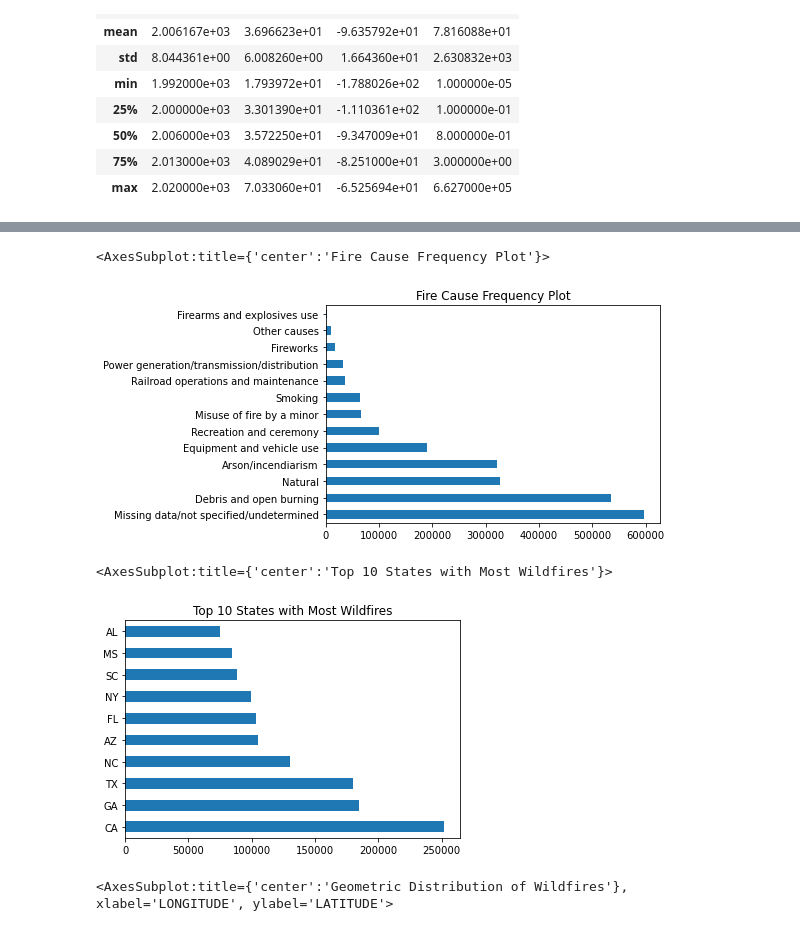
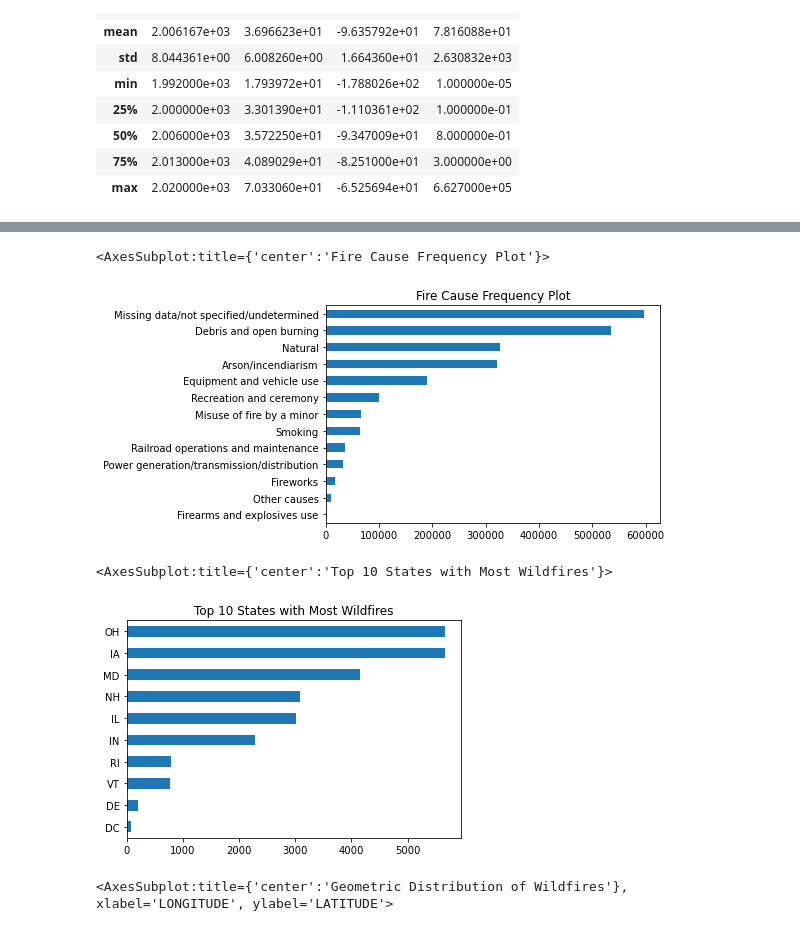
Before and after one commit to april-dev/dashboard, a Jupyter notebook: Wildfire_ML_Model.ipynb, the cells around one changed output, grey strips where cells are left out. Cells and saved outputs as stored; diff of their text form; code cells hidden in the pictures.

```diff
--- a/Wildfire_ML_Model.ipynb
+++ b/Wildfire_ML_Model.ipynb
@@ -79,15 +99,15 @@ df_raw.head(10)
 | 8 | 2005 | Debris and open burning | 41.233611 | -122.283333 | CA | 3/15/2005 | 1.00 | ... |
 | 9 | 2004 | Natural | 38.548333 | -120.149167 | CA | 7/1/2004 | 0.10 | ... |
 # %%
-df_raw['NWCG_GENERAL_CAUSE'].value_counts().plot(kind='barh', title='Fire Cause Frequency Plot')
+df_raw['NWCG_GENERAL_CAUSE'].value_counts(ascending=True).plot(kind='barh', title='Fire Cause Frequency Plot')
 # %% [output]
 <AxesSubplot:title={'center':'Fire Cause Frequency Plot'}>
-[figure, old version]
+[figure, new version]
 # %%
-df_raw['STATE'].value_counts().head(10).plot(kind='barh', title='Top 10 States with Most Wildfires')
+df_raw['STATE'].value_counts(ascending=True).head(10).plot(kind='barh', title='Top 10 States with Most Wildfires')
 # %% [output]
 <AxesSubplot:title={'center':'Top 10 States with Most Wildfires'}>
-[figure, old version]
+[figure, new version]
 # %%
 df_raw.plot(kind='scatter', x='LONGITUDE', y='LATITUDE', color='red', alpha=0.8, title='Geometric Distribution of Wildfires')
 # %% [output]
```
Also changed, not shown: parts of 22 cells of this notebook.
